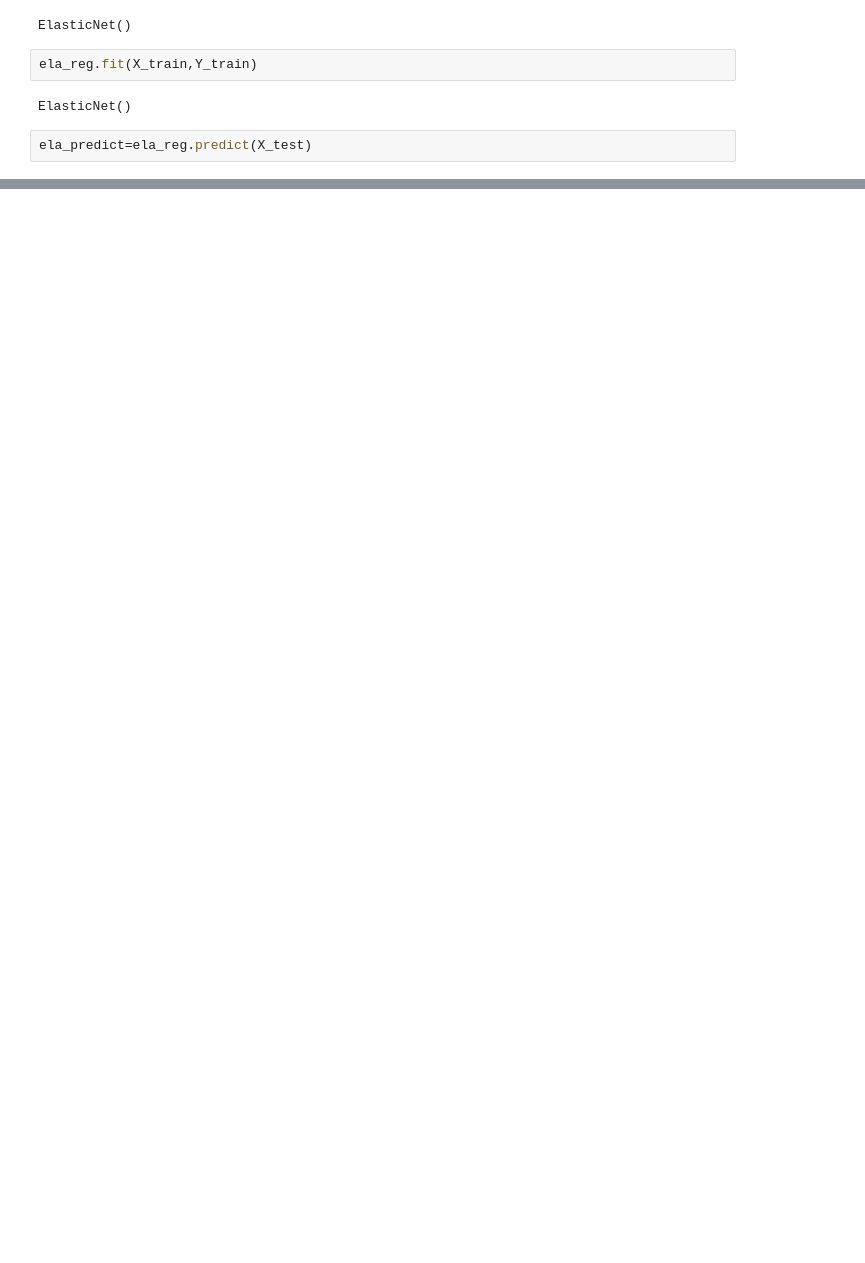
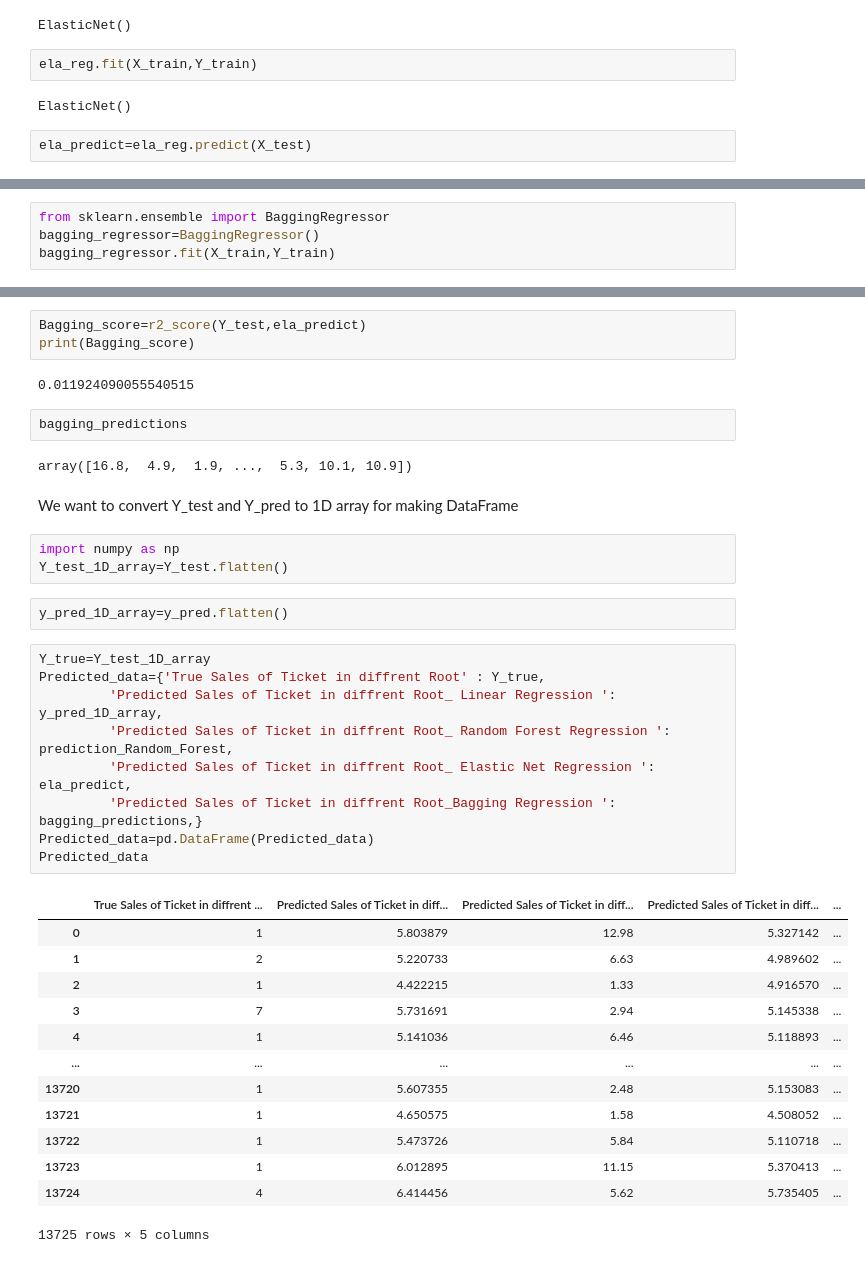
Before and after one commit to abdulmanafpv/Machine-Learning-Projects, a Jupyter notebook: Predict the KSRTC buses future trips/Predict the KSRTC buses future trips .ipynb, the cells around one changed output, grey strips where cells are left out. Saved outputs shown, nothing was run; the diff lists cells and outputs as text; blank space fills up the shorter version.

```diff
--- a/Predict the KSRTC buses future trips/Predict the KSRTC buses future trips .ipynb
+++ b/Predict the KSRTC buses future trips/Predict the KSRTC buses future trips .ipynb
@@ -212,0 +427,4 @@ print(ela_score)
+# %%
+from sklearn.ensemble import BaggingRegressor
+bagging_regressor=BaggingRegressor()
+bagging_regressor.fit(X_train,Y_train)
@@ -212,0 +441,39 @@ print(ela_score)
+# %%
+Bagging_score=r2_score(Y_test,ela_predict)
+print(Bagging_score)
+# %% [output]
+0.011924090055540515
+# %%
+bagging_predictions
+# %% [output]
+array([16.8,  4.9,  1.9, ...,  5.3, 10.1, 10.9])
+# %% [markdown]
+We want to convert Y_test and Y_pred to 1D array for making DataFrame
+# %%
+import numpy as np
+Y_test_1D_array=Y_test.flatten()
+# %%
+y_pred_1D_array=y_pred.flatten()
+# %%
+Y_true=Y_test_1D_array
+Predicted_data={'True Sales of Ticket in diffrent Root' : Y_true,
+         'Predicted Sales of Ticket in diffrent Root_ Linear Regression ': y_pred_1D_array,
+         'Predicted Sales of Ticket in diffrent Root_ Random Forest Regression ': prediction_Random_Forest,
+         'Predicted Sales of Ticket in diffrent Root_ Elastic Net Regression ': ela_predict,
+         'Predicted Sales of Ticket in diffrent Root_Bagging Regression ': bagging_predictions,}
+Predicted_data=pd.DataFrame(Predicted_data)
+Predicted_data
+# %% [output]
+|  | True Sales of Ticket in diffrent ... | Predicted Sales of Ticket in diff... | Predicted Sales of Ticket in diff... | Predicted Sales of Ticket in diff... | ... |
+| 0 | 1 | 5.803879 | 12.98 | 5.327142 | ... |
+| 1 | 2 | 5.220733 | 6.63 | 4.989602 | ... |
+| 2 | 1 | 4.422215 | 1.33 | 4.916570 | ... |
+| 3 | 7 | 5.731691 | 2.94 | 5.145338 | ... |
+| 4 | 1 | 5.141036 | 6.46 | 5.118893 | ... |
+| ... | ... | ... | ... | ... | ... |
+| 13720 | 1 | 5.607355 | 2.48 | 5.153083 | ... |
+| 13721 | 1 | 4.650575 | 1.58 | 4.508052 | ... |
+| 13722 | 1 | 5.473726 | 5.84 | 5.110718 | ... |
+| 13723 | 1 | 6.012895 | 11.15 | 5.370413 | ... |
+| 13724 | 4 | 6.414456 | 5.62 | 5.735405 | ... |
+13725 rows × 5 columns
```
Also changed, not shown: parts of 47 cells of this notebook, 4 other files.
